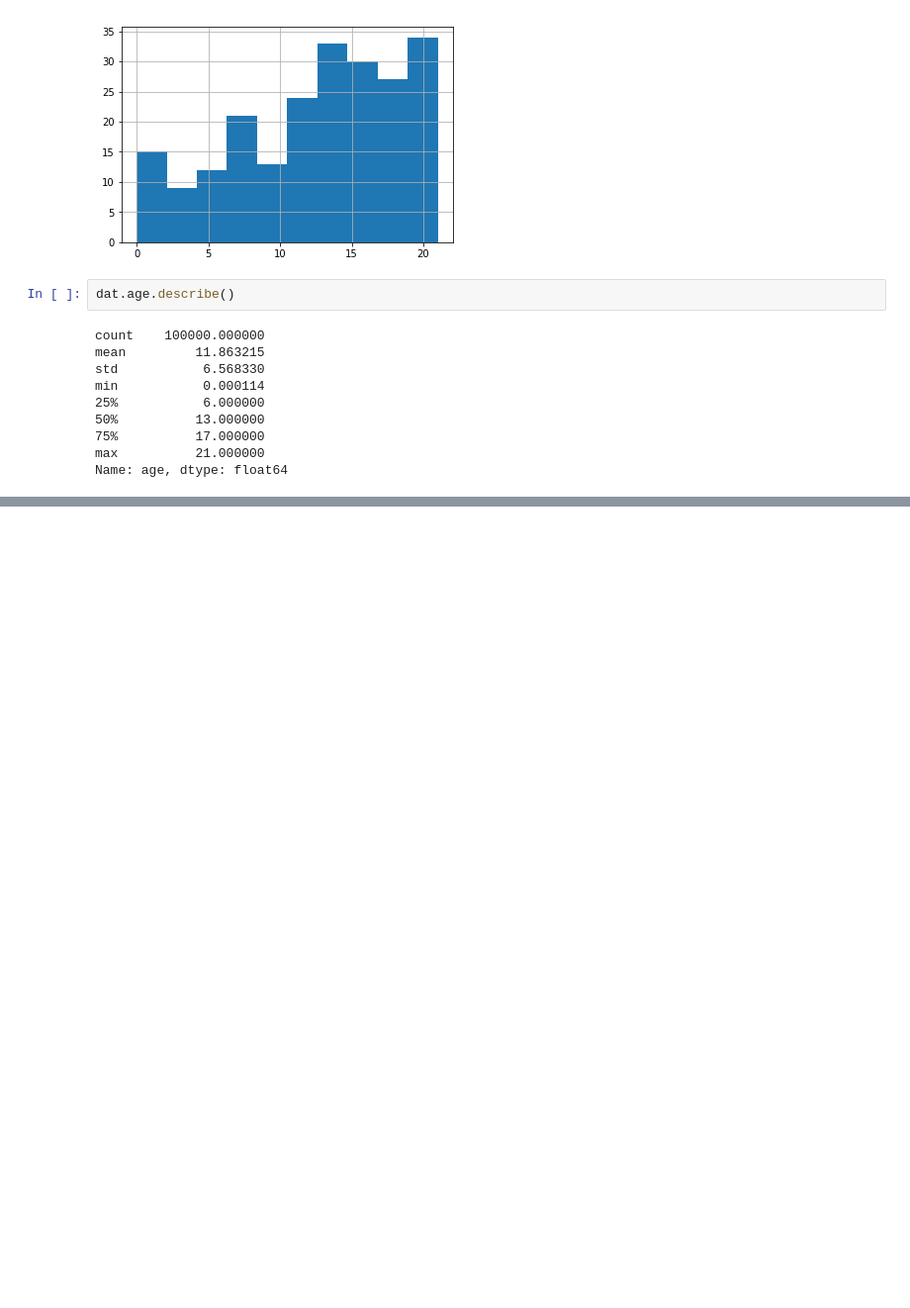
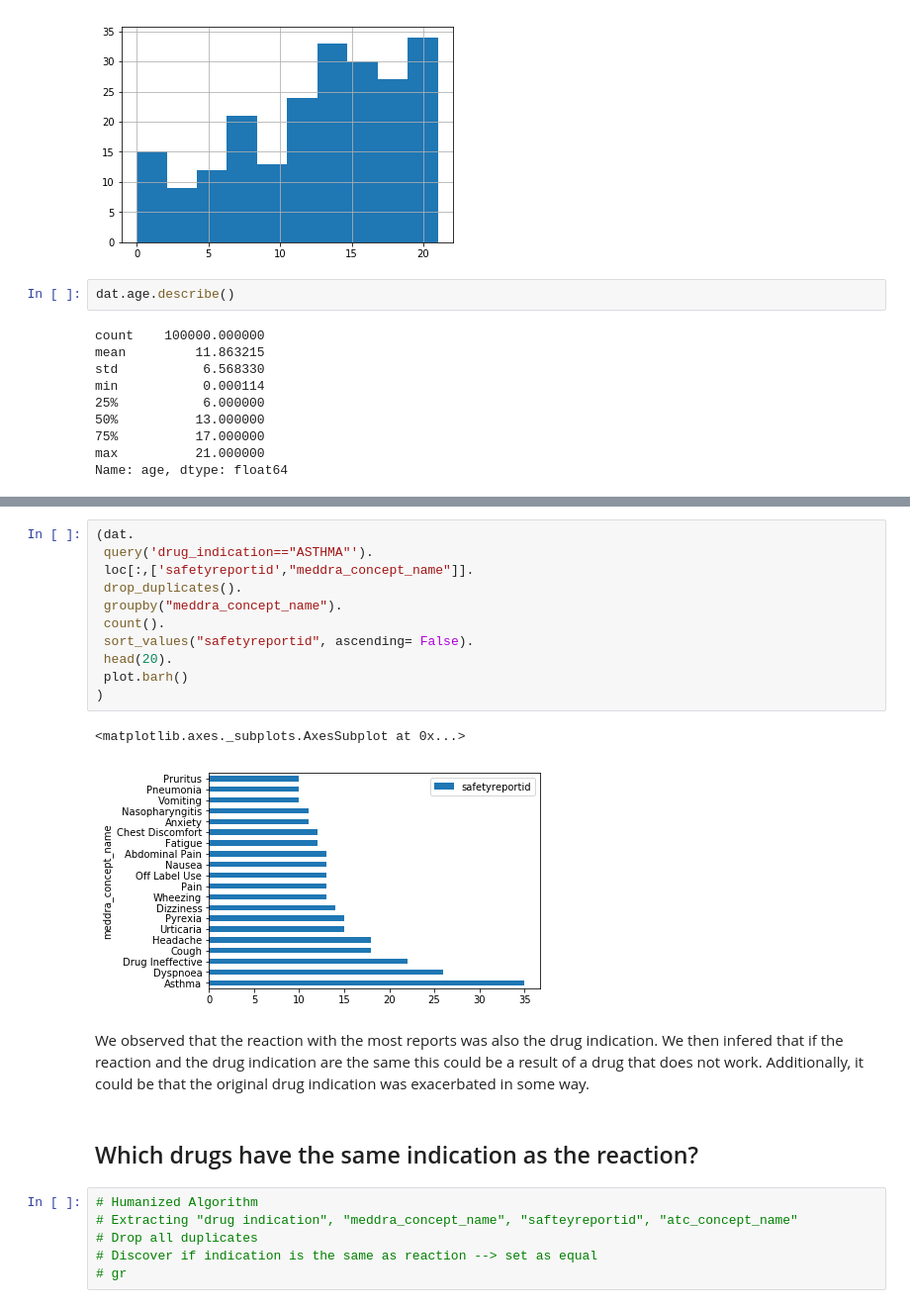
Before and after one commit to veronikabreton/smri2020, a Jupyter notebook: ntbks/python/My_First_Notebook.ipynb, the cells around one changed output, grey strips where cells are left out. Shown at 99% size. Drawn from its saved outputs; the diff is of its cells as text; blank space fills up the shorter version.

```diff
--- a/ntbks/python/My_First_Notebook.ipynb
+++ b/ntbks/python/My_First_Notebook.ipynb
@@ -129,0 +126,24 @@ Name: age, dtype: float64
+# %%
+(dat.
+ query('drug_indication=="ASTHMA"').
+ loc[:,['safetyreportid',"meddra_concept_name"]].
+ drop_duplicates().
+ groupby("meddra_concept_name").
+ count().
+ sort_values("safetyreportid", ascending= False).
+ head(20).
+ plot.barh()
+)
+# %% [output]
+<matplotlib.axes._subplots.AxesSubplot at 0x...>
+[figure, added]
+# %% [markdown]
+We observed that the reaction with the most reports was also the drug indication. We then infered that if the reaction and the drug indication are the same this could be a result of a drug that does not work. Additionally, it could be that the original drug indication was exacerbated in some way.
+# %% [markdown]
+## Which drugs have the same indication as the reaction?
+# %%
+# Humanized Algorithm
+# Extracting "drug indication", "meddra_concept_name", "safteyreportid", "atc_concept_name"
+# Drop all duplicates
+# Discover if indication is the same as reaction --> set as equal
+# gr
```
Also changed, not shown: parts of 13 cells of this notebook, 1 other file.
